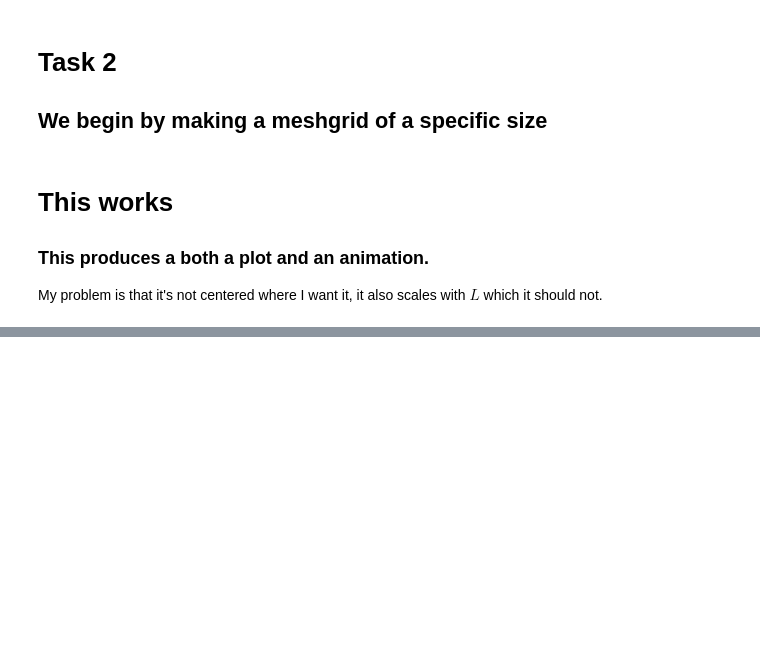
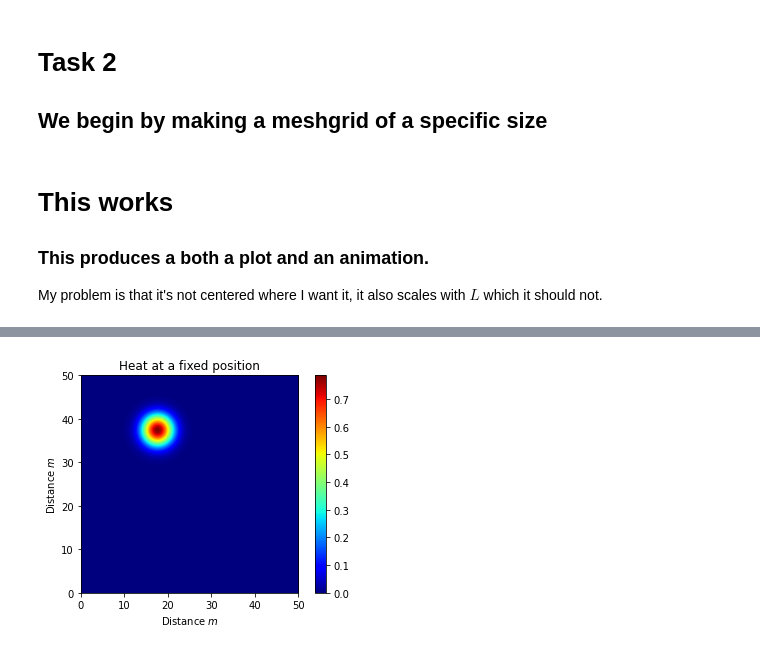
Before and after one commit to thesombady/HeatConduction, a Jupyter notebook: HeatConduction/Task2.ipynb, the cells around one changed output, grey strips where cells are left out. Drawn from its saved outputs; the diff is of its cells as text; code cells hidden in the pictures; blank space fills up the shorter version.

```diff
--- a/HeatConduction/Task2.ipynb
+++ b/HeatConduction/Task2.ipynb
@@ -120,0 +140,42 @@ Time : 46.907572984695435 s
+# %%
+L = 100
+fig = plt.figure()
+xlist = np.linspace(0,50, L); ylist = np.linspace(0,50,L)
+XX, YY = np.meshgrid(xlist, ylist)
+def Heat4(x, y, t, alpha = 2):
+    r = np.sqrt((17.5-x)**2+(37.5-y)**2)
+    k1 = 5/2 - r
+    k2 = -5/2 - r
+    q = np.sqrt(4*alpha * t)
+    return 1/2*(erf(k1/q)-erf(k2/q))
+
+def animate(t):
+    t+=0.1
+    u = Heat4(XX, YY ,t)
+    cax.set_array(u)
+    plt.title(f"Heat at a fixed position, \nTime = {round(t,0)/10}s")
+    plt.xlabel(r"Distance $m$")
+    plt.ylabel(r"Distance $m$")
+    return fig,
+
+"""
+cax = plt.imshow(Heat4(XX,YY, t = 0.0001),extent = [0, 50,0,50],
+                origin = "lower", animated=True, cmap = "jet",
+                 interpolation = "bilinear")
+
+ani = FuncAnimation(fig, animate, interval=1, frames = 200, blit=True)
+plt.colorbar()
+ani.save('Task2Mac.gif', fps=20, writer = 'pillow')
+plt.show()
+"""
+cax = plt.imshow(Heat4(XX,YY, t = 1),extent = [0, 50,0,50],
+                origin = "lower", animated=False, cmap = "jet",
+                 interpolation = "bilinear")
+plt.colorbar()
+plt.title("Heat at a fixed position")
+plt.xlabel(r"Distance $m$")
+plt.ylabel(r"Distance $m$")
+plt.savefig("Task2Mac.png")
+plt.show()
+# %% [output]
+[figure, added]
```
Also changed, not shown: parts of 2 cells of this notebook, 5 other files.
